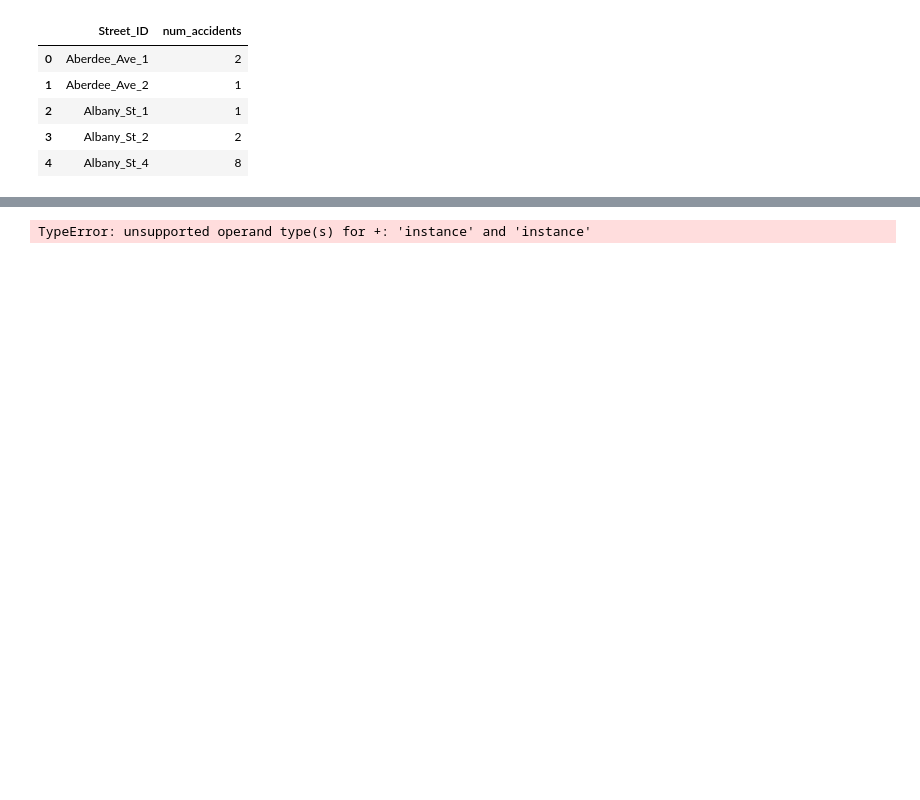
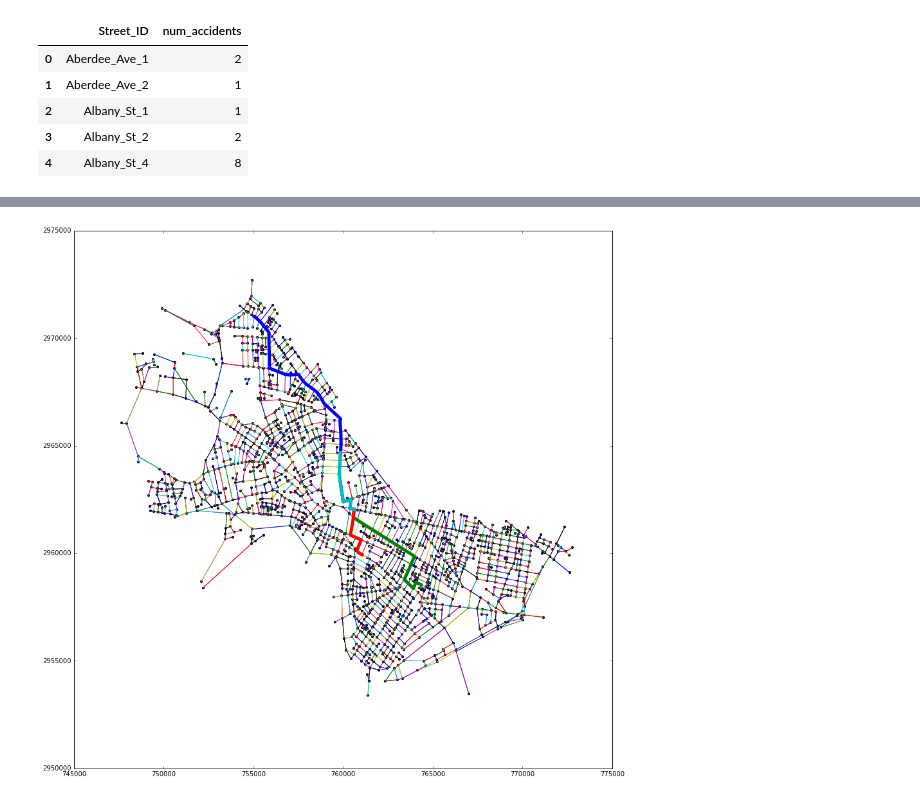
Before and after one commit to NickHoernle/Artificial-Intelligence-CS182-Project, a Jupyter notebook: baseline/baseline_A_star.ipynb, the cells around one changed output, grey strips where cells are left out. Drawn from its saved outputs; the diff is of its cells as text; code cells hidden in the pictures; blank space fills up the shorter version.

Commit message:
Simulated annealing search up and running

```diff
--- a/baseline/baseline_A_star.ipynb
+++ b/baseline/baseline_A_star.ipynb
@@ -61,10 +56,26 @@ plot_graph(intersection_graph, connection_dict, [route['nodes']], [safe_route['n
 # %%
 p1 = intersection_graph[np.random.choice(intersection_graph.keys())]
 p2 = intersection_graph[np.random.choice(intersection_graph.keys())]
+p3 = intersection_graph[np.random.choice(intersection_graph.keys())]
+p4 = intersection_graph[np.random.choice(intersection_graph.keys())]
 
-simulated_annealing(intersection_graph, connection_dict, get_road_cost, null_heuristic, starting_points=[p1,p2])
+centroid = simulated_annealing_b(intersection_graph,
+                                 connection_dict,
+                                 get_road_cost,
+                                 null_heuristic,
+                                 starting_points=[p1,p2,p3])
-# %% [output]
-TypeError: unsupported operand type(s) for +: 'instance' and 'instance'
+# %%
+routes = []
+connections = []
+# fig, ax = plt.subplots(1,1, figsize=(15, 15))
+for start in [p1,p2,p3,p4]:
+    route = a_star_search(start, centroid, intersection_graph, connection_dict, get_road_cost)
+    routes.append(route['nodes'])
+    connections.append(route['connections'])
+
+plot_graph(intersection_graph, connection_dict, routes, [])
+# %% [output]
+[figure, added]
 # %%
 # timing for comparing heuristics down the line
 def test():
```
Also changed, not shown: parts of 2 cells of this notebook, 2 other files.
